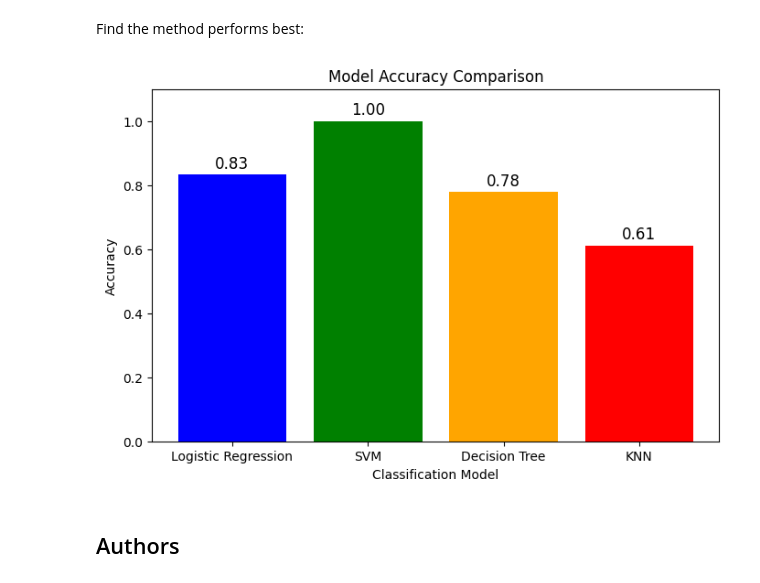
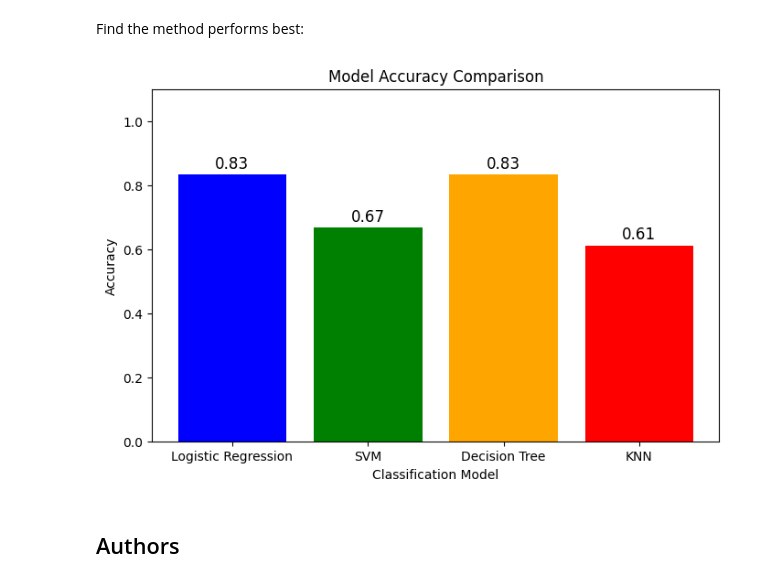
Before and after one commit to KevsWit/Winning-Space-Race-with-DS, a Jupyter notebook: SpaceX_Machine Learning Prediction_Part_5.ipynb, the cells around one changed output. Cells and saved outputs as stored; diff of their text form; code cells hidden in the pictures.

```diff
--- a/SpaceX_Machine Learning Prediction_Part_5.ipynb
+++ b/SpaceX_Machine Learning Prediction_Part_5.ipynb
@@ -382,28 +382,28 @@ Find the method performs best:
 # %%
 import matplotlib.pyplot as plt
 
 # Define the model names and their corresponding accuracy scores
 models = ["Logistic Regression", "SVM", "Decision Tree", "KNN"]
-accuracy = [0.8333, 1.0, 0.7778, 0.6111]
+accuracy = [0.8333, 0.6666, 0.8333, 0.6111]
 
 # Create the bar chart
 plt.figure(figsize=(8, 5))
 plt.bar(models, accuracy, color=['blue', 'green', 'orange', 'red'])
 
 # Add labels and title
 plt.xlabel("Classification Model")
 plt.ylabel("Accuracy")
 plt.title("Model Accuracy Comparison")
 
 # Display the accuracy values on top of the bars
 for i, v in enumerate(accuracy):
     plt.text(i, v + 0.02, f"{v:.2f}", ha='center', fontsize=12)
 
 # Show the plot
 plt.ylim(0, 1.1)
 plt.show()
 # %% [output]
-[figure, old version]
+[figure, new version]
 # %% [markdown]
 ## Authors
 # %% [markdown]
```
Also changed, not shown: parts of 4 cells of this notebook.
